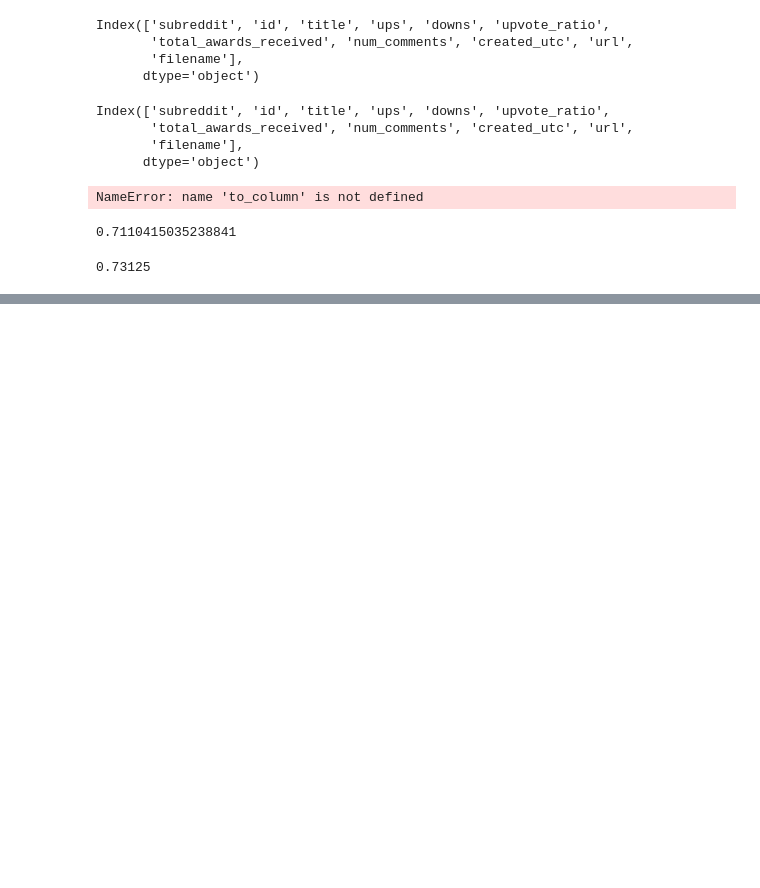
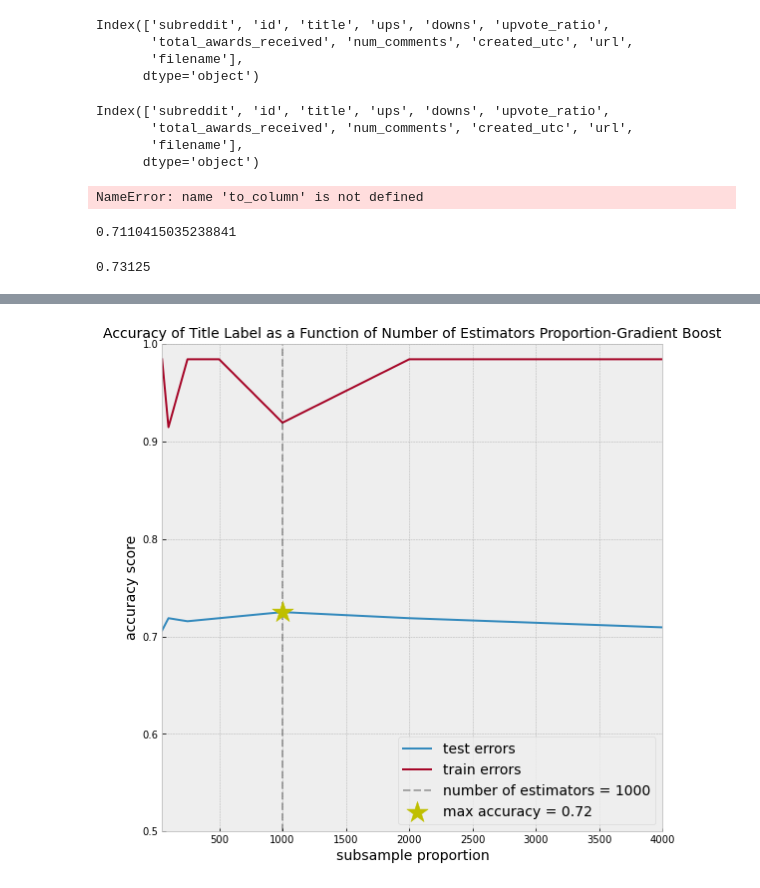
Before and after one commit to hadams1337/AnimalCrossing-V-Doom, a Jupyter notebook: NLP/GradBoost.ipynb, the cells around one changed output, grey strips where cells are left out. Cells and saved outputs as stored; diff of their text form; code cells hidden in the pictures; blank space fills up the shorter version.

```diff
--- a/NLP/GradBoost.ipynb
+++ b/NLP/GradBoost.ipynb
@@ -149,7 +149,7 @@ test_n_est=[]
 train_n_est=[]
 for l_r, est in zip(rates, n_est):
     model = GradientBoostingClassifier(learning_rate=l_r,
-                                  n_estimators=n_est, #boosting stages to perform
+                                  n_estimators=est, #boosting stages to perform
                                   max_depth=75, subsample=0.8)
     model.fit(X_train, np.array(y_train).ravel())
     test_n_est.append(model.score(X_test, np.array(y_test)).ravel())
@@ -156,0 +167,18 @@ for l_r, est in zip(rates, n_est):
+# %%
+fig, ax=plt.subplots(figsize=(9,9))
+plt.style.use('bmh')
+ax.plot(n_est, test_n_est, label = 'test errors')
+ax.plot(n_est, train_n_est, label = 'train errors')
+#ax.plot(depths, train_scores, label = 'validation scores')
+ax.set_xlabel('subsample proportion', fontsize=14)
+ax.set_ylabel('accuracy score', fontsize=14)
+ax.set_title('Accuracy of Title Label as a Function of Number of Estimators Proportion-Gradient Boost', fontsize=14)
+ax.set_xlim(50, 4000)
+ax.set_ylim(0.5, 1)
+ax.scatter(n_est[test_n_est.index(max(test_n_est))], max(test_n_est), label = f'max accuracy = {max(test_n_est)[0]:.2f}', s= 500, color = 'y', marker = '*', zorder=4)
+plt.axvline(n_est[test_n_est.index(max(test_n_est))], label = f'number of estimators = {n_est[test_n_est.index(max(test_n_est))]}', color = 'k', linestyle = 'dashed', alpha=0.3)
+
+plt.legend(loc = 4, fontsize=14);
+#plt.savefig('grad_boost/Title_n_est_grad_boost_s=0.8', bbox_inches='tight')
+# %% [output]
+[figure, added]
```
Also changed, not shown: parts of 6 cells of this notebook, 3 other files.
